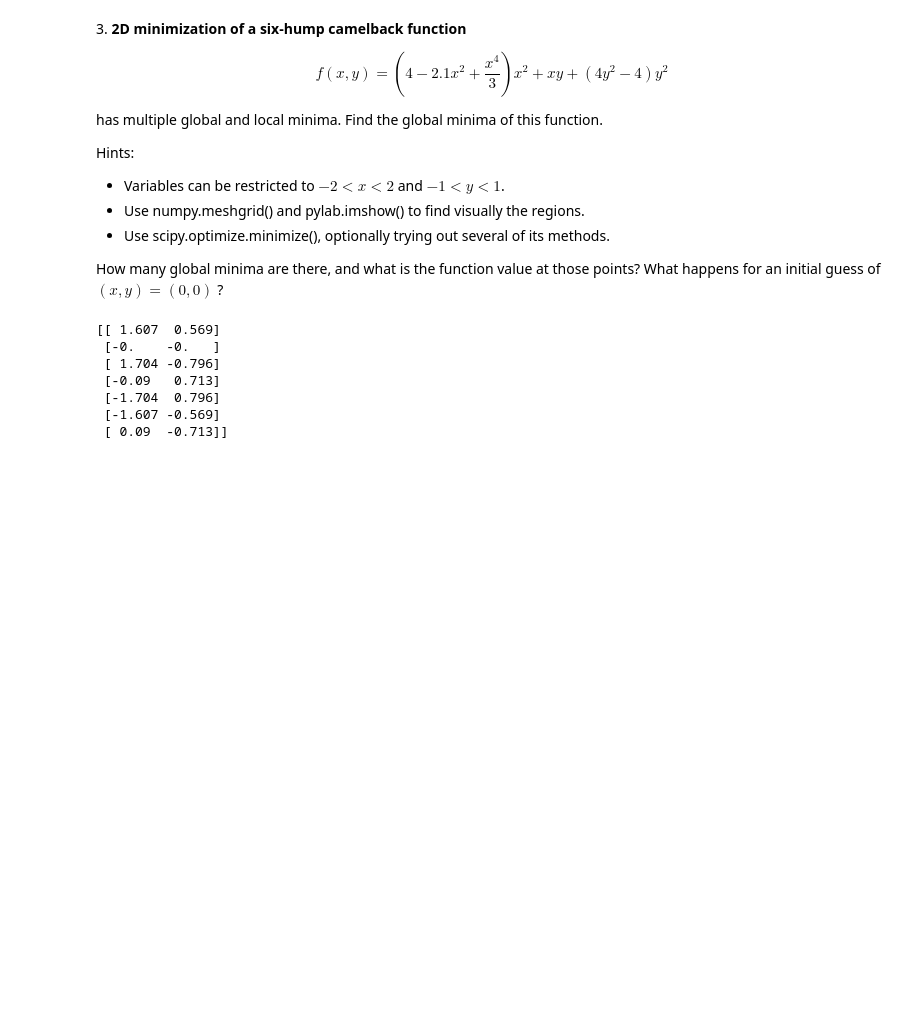
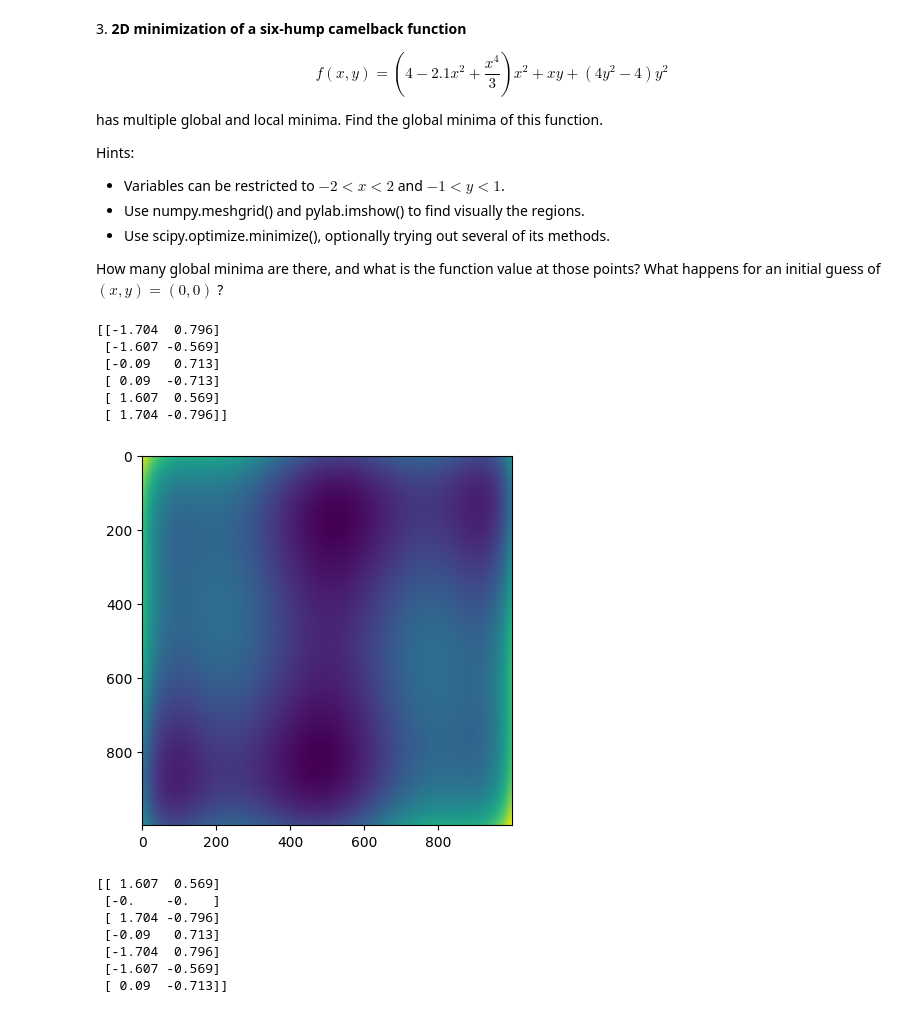
Before and after one commit to DanieleGhezzi25/LaboratoryOfComputationalPhysics_Y8, a Jupyter notebook: 09ex_Algorithms.ipynb, the cells around one changed output. Cells and saved outputs as stored; diff of their text form; code cells hidden in the pictures; blank space fills up the shorter version.

```diff
--- a/09ex_Algorithms.ipynb
+++ b/09ex_Algorithms.ipynb
@@ -112,6 +112,38 @@ Hints:
 * Use scipy.optimize.minimize(), optionally trying out several of its methods.
 
 How many global minima are there, and what is the function value at those points? What happens for an initial guess of $(x, y) = (0, 0)$ ?
+# %%
+import numpy as np
+import matplotlib.pyplot as plt
+from scipy.optimize import minimize
+
+def f(x,y):
+    return (4-2.1*x**2+x**4/3)*x**2 + x*y + (4*y**2-4)*y**2
+
+x_axis = np.linspace(-2.1,2.1,1000)
+y_axis = np.linspace(-1.1,1.1,1000)
+X,Y = np.meshgrid(x_axis, y_axis)
+Z = f(X,Y)
+
+plt.imshow(Z)
+
+min_list = []
+x0_list = [[[i,j] for i in np.arange(-2.1, 2.1, 0.2)] for j in np.arange(-2.1, 2.1, 0.2)]
+for x0 in x0_list:
+    for i in range(len(x0)):
+        res = minimize(lambda v: f(v[0], v[1]), np.array(list(x0[i])))
+        point = tuple(np.round(res.x, decimals=3))
+        min_list.append(point)
+unique_minima = np.unique(min_list, axis=0)
+print(unique_minima)
+# %% [output]
+[[-1.704  0.796]
+ [-1.607 -0.569]
+ [-0.09   0.713]
+ [ 0.09  -0.713]
+ [ 1.607  0.569]
+ [ 1.704 -0.796]]
+[figure, added]
 # %%
 import numpy as np
 import matplotlib.pyplot as plt
```
Also changed, not shown: parts of 3 cells of this notebook, 4 other files.
